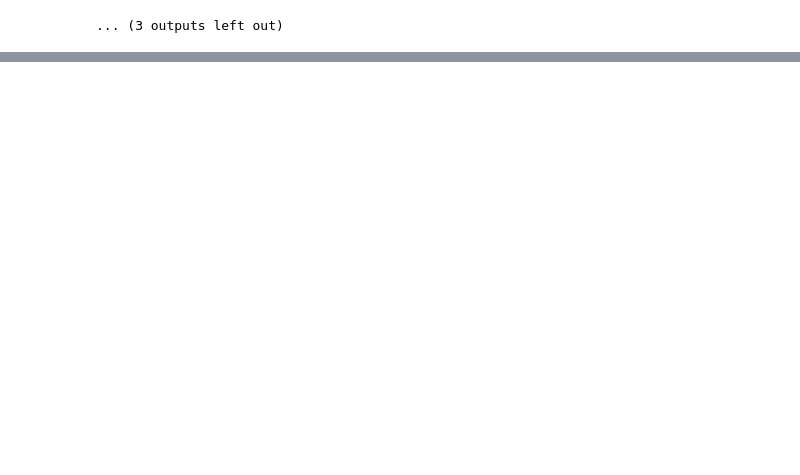
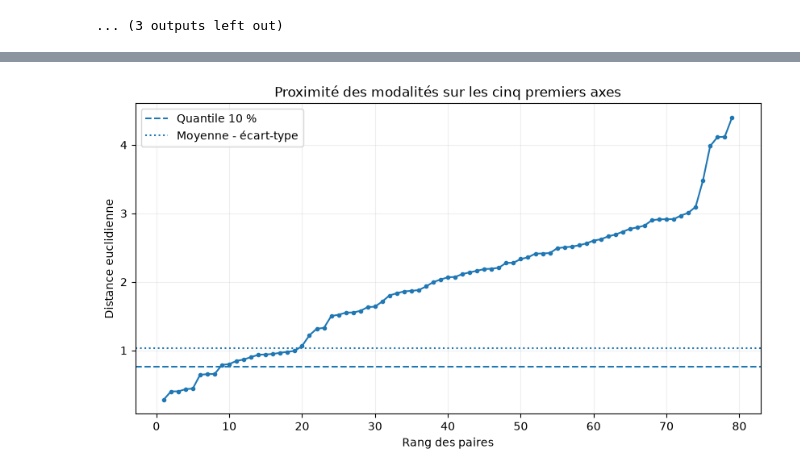
Before and after one commit to sebaarayacastro1/clustering, a Jupyter notebook: notebooks/02_acm.ipynb, the cells around one changed output, grey strips where cells are left out. Drawn from its saved outputs; the diff is of its cells as text; code cells hidden in the pictures; blank space fills up the shorter version.

```diff
--- a/notebooks/02_acm.ipynb
+++ b/notebooks/02_acm.ipynb
@@ -375,0 +348,20 @@ Paire la plus proche dans l’espace factoriel pour chaque variable :
+# %%
+# Sélection sans seuil fixe de 0,10
+PROPORTION_SELECTION = 0.10
+
+paires_modalites, statistiques_proximite = selectionner_paires_proches(
+    resultats_iteration_2["proximites"][[
+        "Variable", "Modalité A", "Modalité B", "Effectif A", "Effectif B", "Distance"
+    ]],
+    proportion=PROPORTION_SELECTION,
+)
+
+print(f"Nombre de paires comparées : {statistiques_proximite['nombre_paires']}")
+print(f"Seuil du quantile : {statistiques_proximite['seuil_quantile']:.4f}")
+print(f"Seuil moyenne - écart-type : {statistiques_proximite['seuil_distance']:.4f}")
+print(f"Nombre de paires candidates : {statistiques_proximite['nombre_candidates']}")
+display(paires_modalites)
+
+dossier_resultats = RACINE / "resultats"
+dossier_resultats.mkdir(parents=True, exist_ok=True)
+paires_modalites.to_csv(dossier_resultats / "paires_modalites_acm_2.csv", index=False)
@@ -375,0 +386,13 @@ Paire la plus proche dans l’espace factoriel pour chaque variable :
+# %%
+# Visualisation de la distribution des distances et des seuils
+fig, axe = plt.subplots(figsize=(10, 5))
+axe.plot(np.arange(1, len(paires_modalites) + 1), paires_modalites["Distance"], marker=".")
+axe.axhline(statistiques_proximite["seuil_quantile"], linestyle="--", label="Quantile 10 %")
+axe.axhline(statistiques_proximite["seuil_distance"], linestyle=":", label="Moyenne - écart-type")
+axe.set(xlabel="Rang des paires", ylabel="Distance euclidienne",
+        title="Proximité des modalités sur les cinq premiers axes")
+axe.grid(alpha=0.2)
+axe.legend()
+plt.show()
+# %% [output]
+[figure, added]
```
Also changed, not shown: parts of 22 cells of this notebook, 2 other files.
